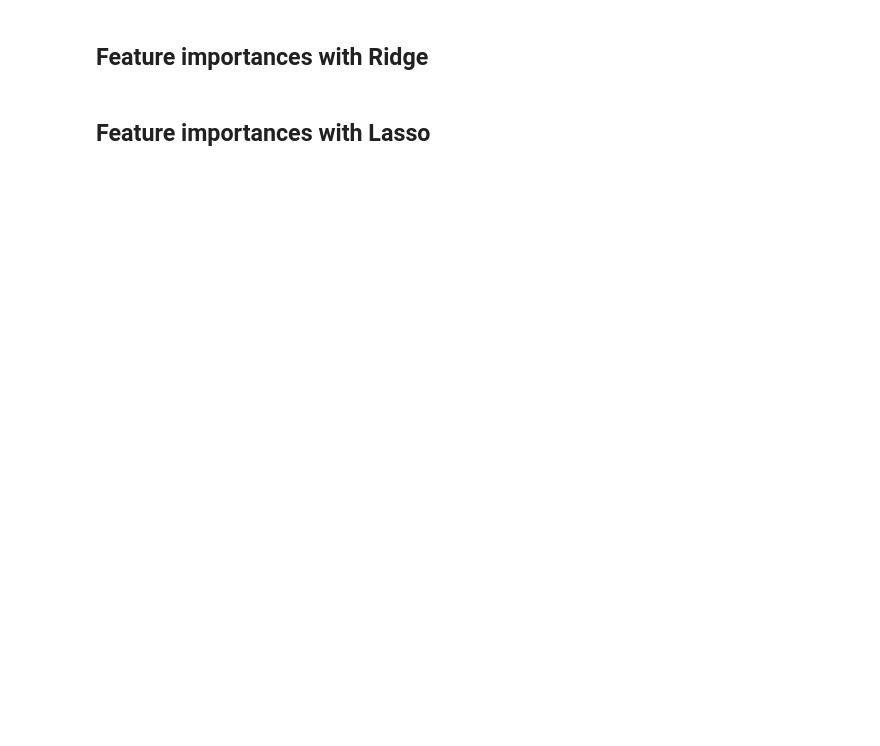
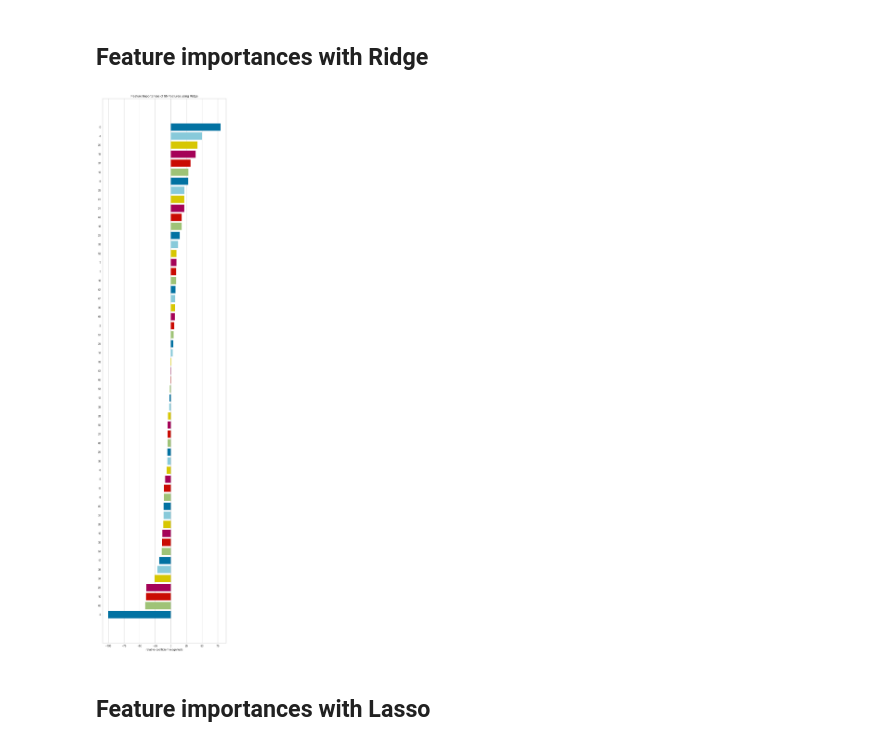
Before and after one commit to saraahmadova94/Machine_Learning, a Jupyter notebook: Regularization/ML_Regularization (Ridge-Lasso-ElasticNet).ipynb, the cells around one changed output. Drawn from its saved outputs; the diff is of its cells as text; code cells hidden in the pictures; blank space fills up the shorter version.

Commit message:
Final model predictions

```diff
--- a/Regularization/ML_Regularization (Ridge-Lasso-ElasticNet).ipynb
+++ b/Regularization/ML_Regularization (Ridge-Lasso-ElasticNet).ipynb
@@ -1307,2 +1330,21 @@ es
 # %% [markdown]
 ### Choosing best alpha and l1_ratio values with GridSearchCV for Elastic-Net
+# %%
+elastic_model = ElasticNet()
+# %%
+param_grid = {"alpha":[0.01, 0.05, 0.1, 0.2, 0.3, 0.4, 0.5, 0.6, 0.7, 0.8, 0.9, 1],
+            "l1_ratio":[0.1, 0.25, 0.5, 0.75, 0.9, 1]}
+
+# When applying grid search to more than one hyperparameter, we cannot make the hyperparameter space as large as we want.
+# Because GridSearchCV is a very costly algorithm.
+# There are 7 values for both the alpha and l1_ratio hyperparameters.
+# GridSearchCV will perform 7x7x10 = 490 iterations (number of alphas x number of l1_ratios x number of CV folds).
+# The larger the hyperparameter spaces or the number of CV folds, the higher the computational cost.
+# We need to manage this trade-off carefully.
+# %%
+grid_model = GridSearchCV(estimator = elastic_model, param_grid = param_grid, scoring = 'neg_root_mean_squared_error',
+                         cv =10, verbose =1, return_train_score=True)
+# When more than one hyperparameter is given to GridSearchCV, it tries all combinations of these hyperparameters
+# and returns the intersection (combination) of hyperparameters that gives the best score.
+
+grid_model.fit(X_train_scaled, y_train)
@@ -1375,4 +1492,28 @@ Feature importance refers to techniques that assign a score to input features ba
 # %% [markdown]
 ## Feature importances with Ridge
+# %%
+
+# pip install yellowbrick
+from yellowbrick.model_selection import FeatureImportances
+from yellowbrick.features import RadViz
+
+model = Ridge(alpha=0.02)
+
+viz = FeatureImportances(model, labels=pd.DataFrame(X_train).columns)
+visualizer = RadViz(size=(720, 3000))
+viz.fit(X_train_scaled, y_train)
+viz.show();
+
+# With the FeatureImportances function from the Yellowbrick library, we can rank features by their importance or perform feature selection.
+# For the Ridge model, we pass the model with the best-performing alpha hyperparameter (alpha=0.02) into the FeatureImportances function.
+# As labels, we provide the column names of the dataframe.
+
+# After our model completes training on the training data, we generate the visualization using the viz.show() command.
+# Since our model is a Ridge model, we can only group the features as important or unimportant here, but we cannot perform feature selection.
+
+# The command visualizer = RadViz(size=(720, 3000)) is used just to adjust the size of the visualization.
+# By changing the numbers 720 and 3000, you can observe changes in the visual output.
+# %% [output]
+[figure, added]
 # %% [markdown]
 ## Feature importances with Lasso
```
Also changed, not shown: parts of 44 cells of this notebook.
